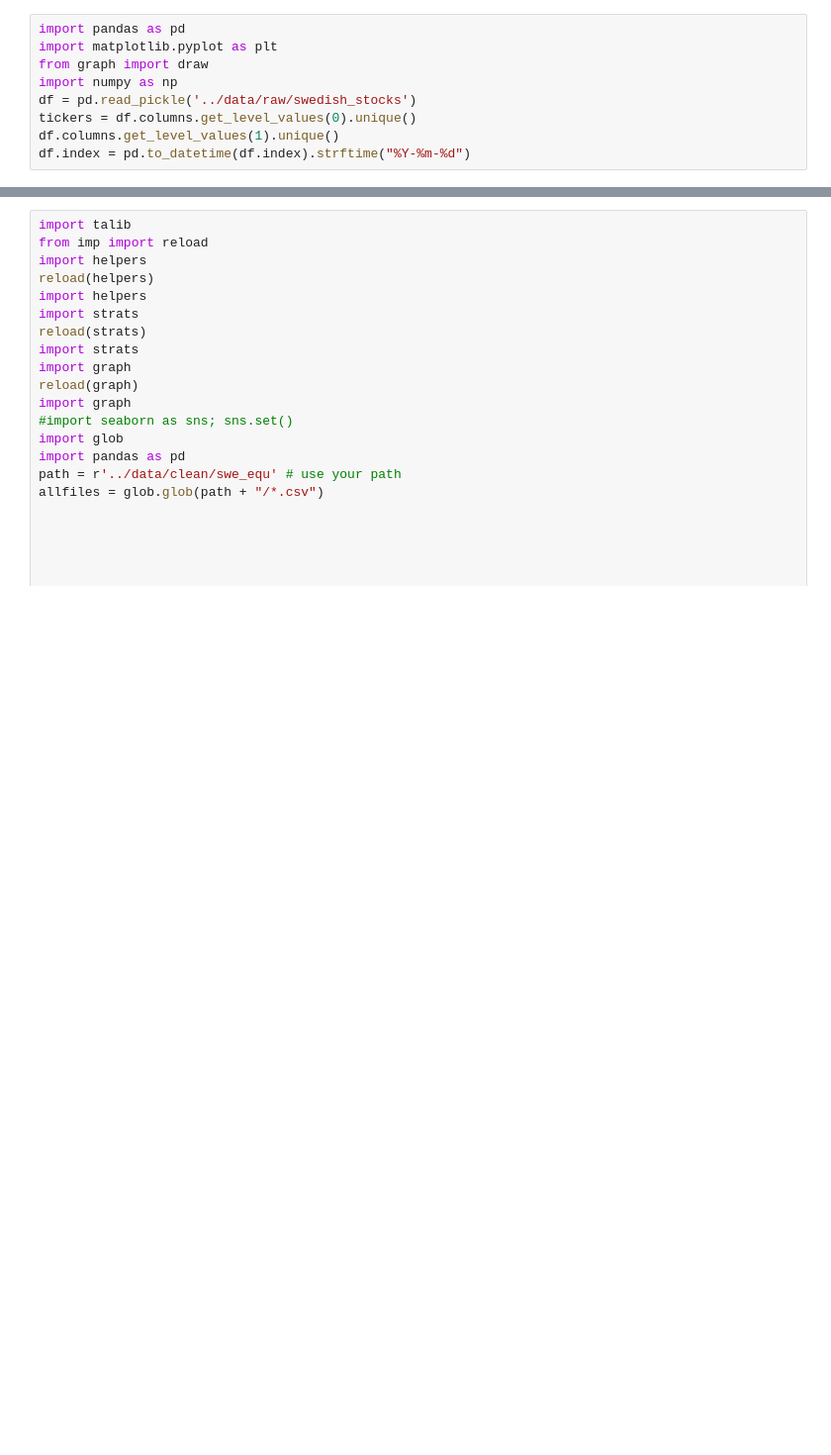
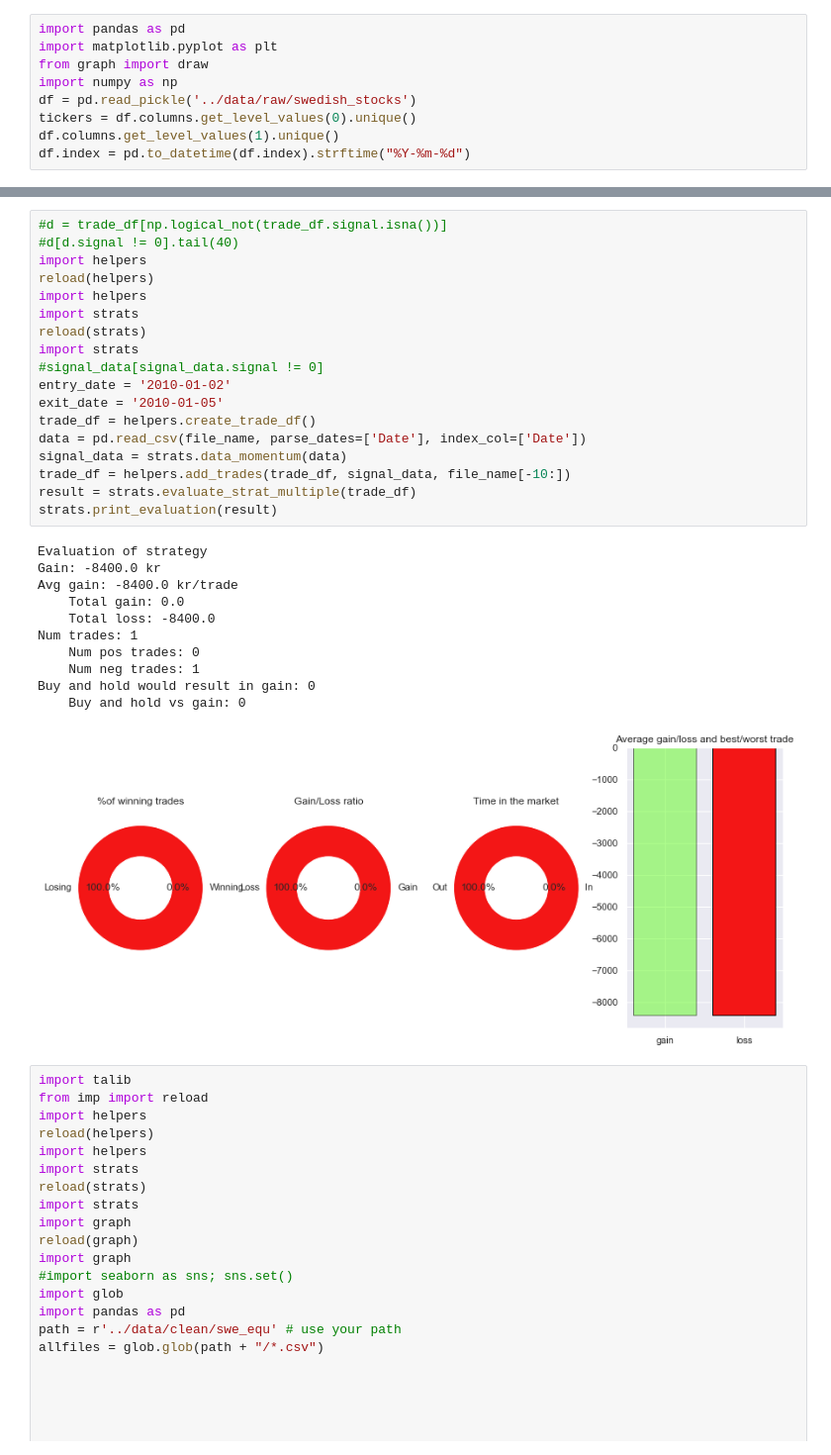
Before and after one commit to agatons/EPFL-financial-big-data, a Jupyter notebook: ta_method/test.ipynb, the cells around one changed output, grey strips where cells are left out. Shown at 99% size. Drawn from its saved outputs; the diff is of its cells as text; blank space fills up the shorter version.

```diff
--- a/ta_method/test.ipynb
+++ b/ta_method/test.ipynb
@@ -76,3 +84,33 @@ d[d.signal != 0].tail(40)
+# %%
+#d = trade_df[np.logical_not(trade_df.signal.isna())]
+#d[d.signal != 0].tail(40)
+import helpers
+reload(helpers)
+import helpers
+import strats
+reload(strats)
+import strats
+#signal_data[signal_data.signal != 0]
+entry_date = '2010-01-02'
+exit_date = '2010-01-05'
+trade_df = helpers.create_trade_df()
+data = pd.read_csv(file_name, parse_dates=['Date'], index_col=['Date'])
+signal_data = strats.data_momentum(data)
+trade_df = helpers.add_trades(trade_df, signal_data, file_name[-10:])
+result = strats.evaluate_strat_multiple(trade_df)
+strats.print_evaluation(result)
+# %% [output]
+Evaluation of strategy
+Gain: -8400.0 kr
+Avg gain: -8400.0 kr/trade
+    Total gain: 0.0
+    Total loss: -8400.0
+Num trades: 1
+    Num pos trades: 0
+    Num neg trades: 1
+Buy and hold would result in gain: 0
+    Buy and hold vs gain: 0
+[figure, added]
 # %%
 import talib
 from imp import reload
```
Also changed, not shown: parts of 4 cells of this notebook, 6 other files.
